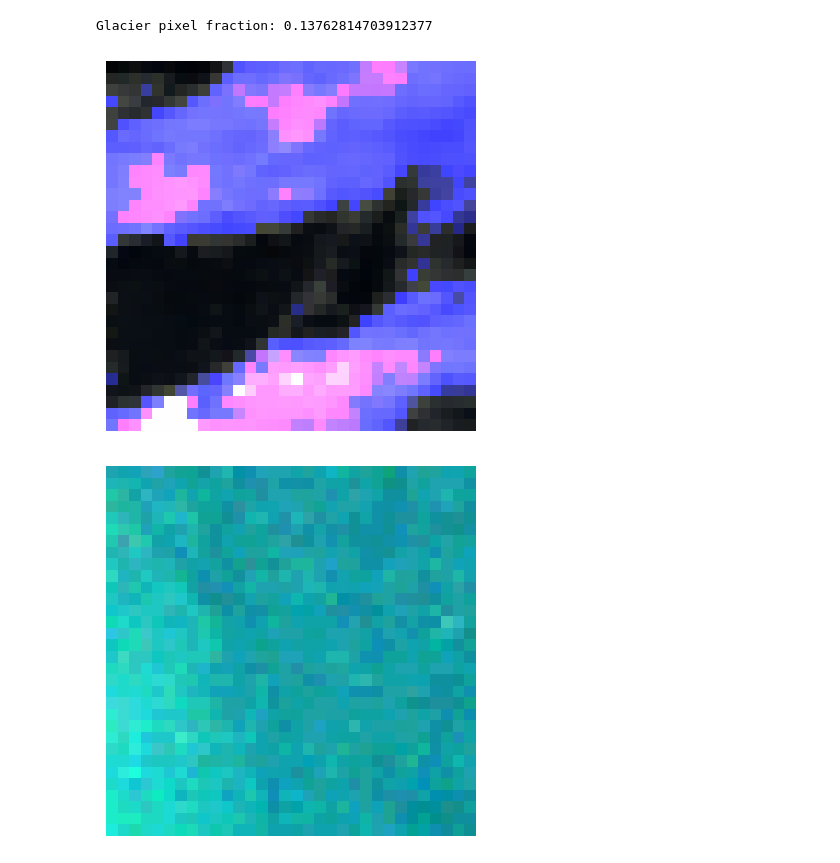
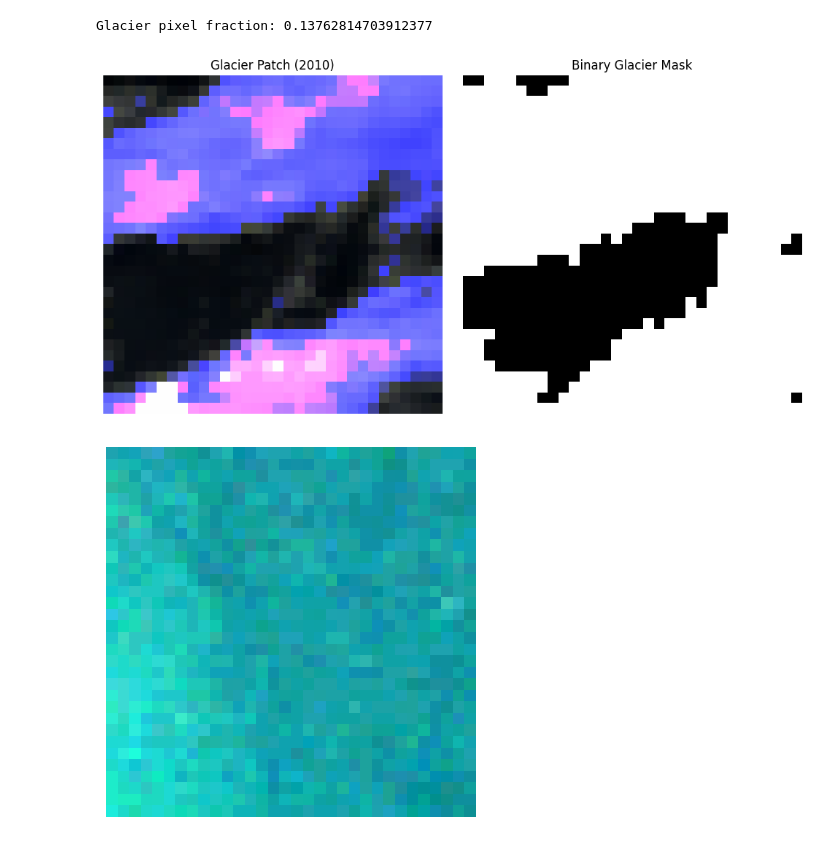
Before and after one commit to corentinsup/IPEO-Project, a Jupyter notebook: 01_preprocess.ipynb, the cells around one changed output. Cells and saved outputs as stored; diff of their text form; code cells hidden in the pictures.

```diff
--- a/01_preprocess.ipynb
+++ b/01_preprocess.ipynb
@@ -315,14 +328,34 @@ def show_patch(p):
 # %% [output]
 Glacier pixel fraction: 0.13762814703912377
 # %%
+# One glacier patch and its corresponding mask area
+# plot both patch and mask
+for p, y_label in zip(train_patches, y_train):
+    if y_label == 1:
+        glacier_mask = glacier_mask_2010 if p["source"] == "2010" else glacier_mask_2016
 
-# One glacier patch
-for p, y in zip(train_patches, y_train):
-    if y == 1:
+        fig, axes = plt.subplots(1, 2, figsize=(10, 5))
+
+        # Show patch
+        plt.sca(axes[0])
         show_patch(p)
+        axes[0].set_title(f"Glacier Patch ({p['source']})")
+
+        # Show corresponding mask
+        patch_size = 32
+        x_coord = p["x"]
+        y_coord = p["y"]
+        patch_mask = glacier_mask[y_coord:y_coord+patch_size, x_coord:x_coord+patch_size]
+
+        axes[1].imshow(patch_mask, cmap="gray")
+        axes[1].set_title("Binary Glacier Mask")
+        axes[1].axis("off")
+
+        plt.tight_layout()
+        plt.show()
         break
 # %% [output]
-[figure, old version]
+[figure, new version]
 # %%
 
 # One non-glacier patch
```
Also changed, not shown: parts of 17 cells of this notebook, 3 other files.
